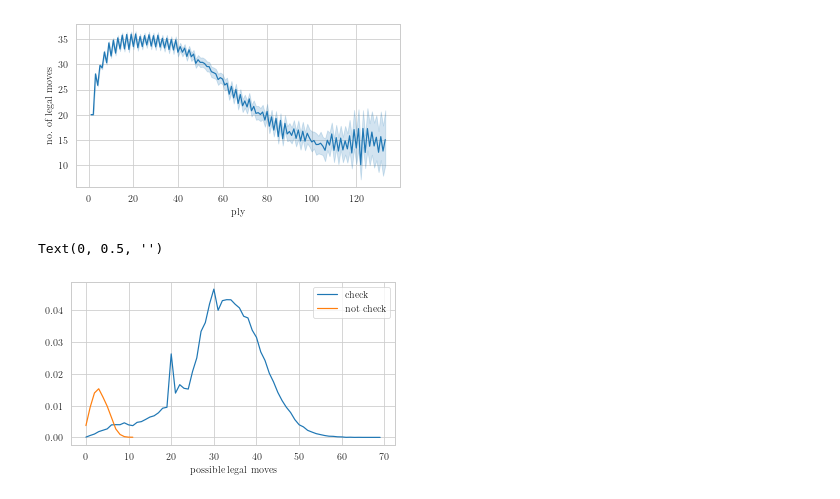
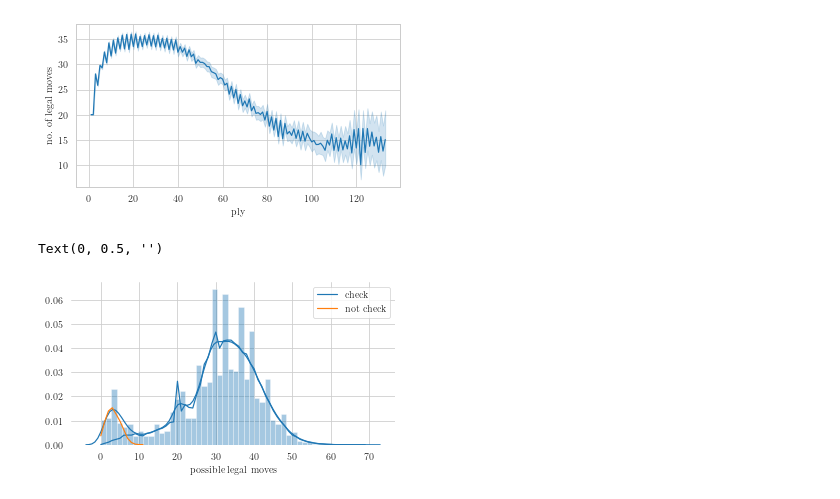
Before and after one commit to endoffline/chess_analytics, a Jupyter notebook: graphs/captures_check_possible_moves.ipynb, the cells around one changed output. Cells and saved outputs as stored; diff of their text form; code cells hidden in the pictures.

```diff
--- a/graphs/captures_check_possible_moves.ipynb
+++ b/graphs/captures_check_possible_moves.ipynb
@@ -136,15 +136,17 @@ fig.savefig(OUTPUT+"line_lmoves.pdf")
 # %%
 
 df_possible_moves = pd.read_sql("SELECT possible_moves_count, (count(*)*1.0/62009) as cnt, is_check as ischeck from move where ply_number <= 133 GROUP BY is_check, possible_moves_count ORDER BY is_check DESC, possible_moves_count ASC", connection)
 
 f, ax = plt.subplots(figsize=(WIDTH, SMALL_HEIGHT), sharex=True, sharey=True)
+sns.distplot(df_move["possible_moves_count"])
 line_possible_moves = sns.lineplot(x="possible_moves_count", y="cnt", hue="ischeck", data=df_possible_moves)
+sns.despine(left=True, bottom=True)
 line_possible_moves.set_xlabel("possible legal moves")
 ax.legend(labels=["check", "not check"], loc=0)
 line_possible_moves.set_ylabel("")
 # %% [output]
 Text(0, 0.5, '')
-[figure, old version]
+[figure, new version]
 # %%
 fig = line_possible_moves.get_figure()
 fig.tight_layout()
```
Also changed, not shown: parts of 4 cells of this notebook, 8 other files.
